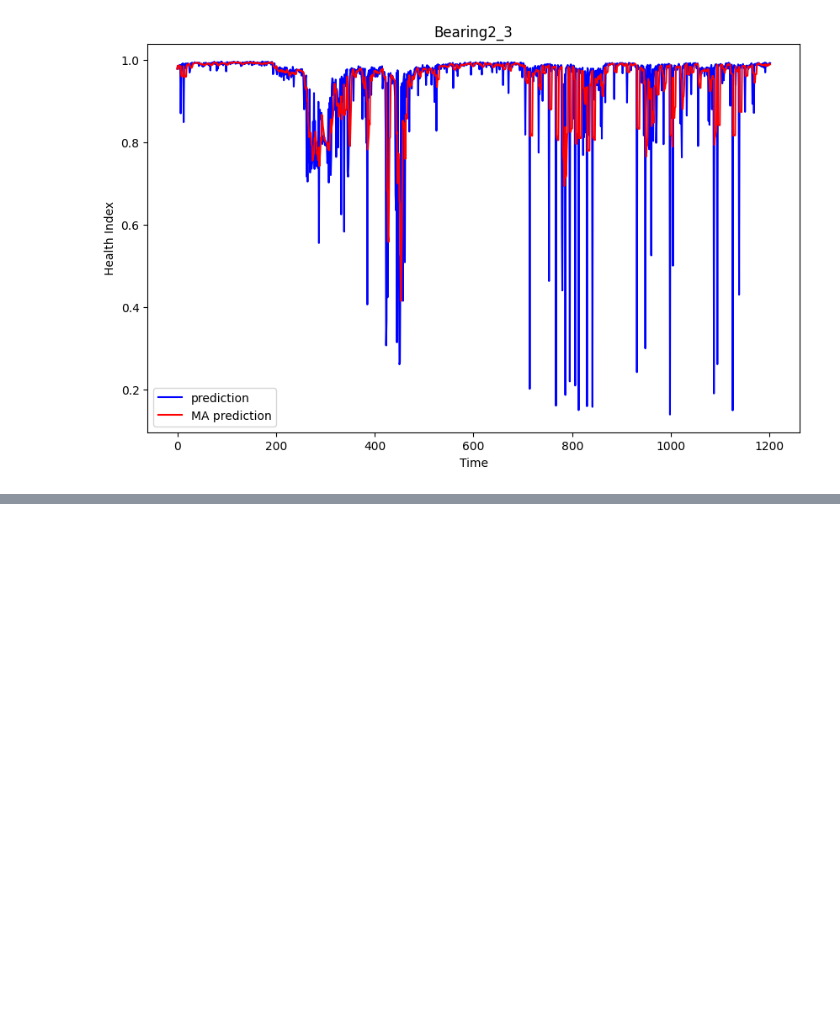
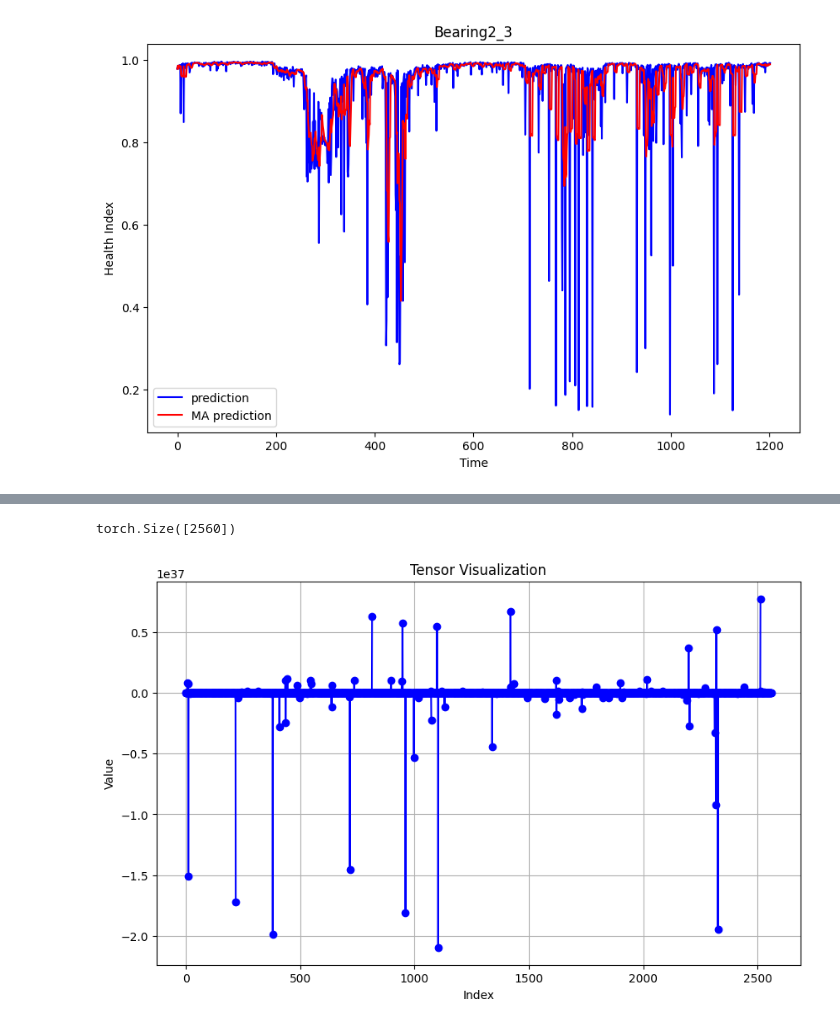
Before and after one commit to leokou42/WKN_SSO, a Jupyter notebook: src/testing_try.ipynb, the cells around one changed output, grey strips where cells are left out. Cells and saved outputs as stored; diff of their text form; code cells hidden in the pictures; blank space fills up the shorter version.

```diff
--- a/src/testing_try.ipynb
+++ b/src/testing_try.ipynb
@@ -466,3 +466,19 @@ plt.legend()
 # %% [output]
 <matplotlib.legend.Legend at 0x...>
 [figure]
+# %%
+import torch.nn as nn
+import torch
+from math import pi
+import torch.nn.functional as F
+
+def Laplace(p, A, ep, tal, f):
+    # A = 0.08
+    # ep = 0.03
+    # tal = 0.1
+    # f = 50
+    w = 2 * pi * f
+    q = torch.tensor(1 - pow(ep, 2))
+
+    y = A * torch.exp((-ep / (torch.sqrt(q))) * (w * (p - tal))) * (-torch.sin(w * (p - tal)))
+    return y
@@ -468,0 +502,15 @@ plt.legend()
+# %%
+v = Laplace(p, 0.08, 0.3, 0.1, 50)
+print(v.shape)
+
+# 繪製Tensor數據
+plt.figure(figsize=(10, 6))  # 設定圖片大小
+plt.plot(v.numpy(), marker='o', linestyle='-', color='b')  # 將Tensor轉換為numpy array進行繪製
+plt.title('Tensor Visualization')  # 圖表標題
+plt.xlabel('Index')  # x軸標籤
+plt.ylabel('Value')  # y軸標籤
+plt.grid(True)  # 顯示格線
+plt.show()  # 顯示圖表
+# %% [output]
+torch.Size([2560])
+[figure, added]
```
Also changed, not shown: parts of 6 cells of this notebook, 6 other files.
